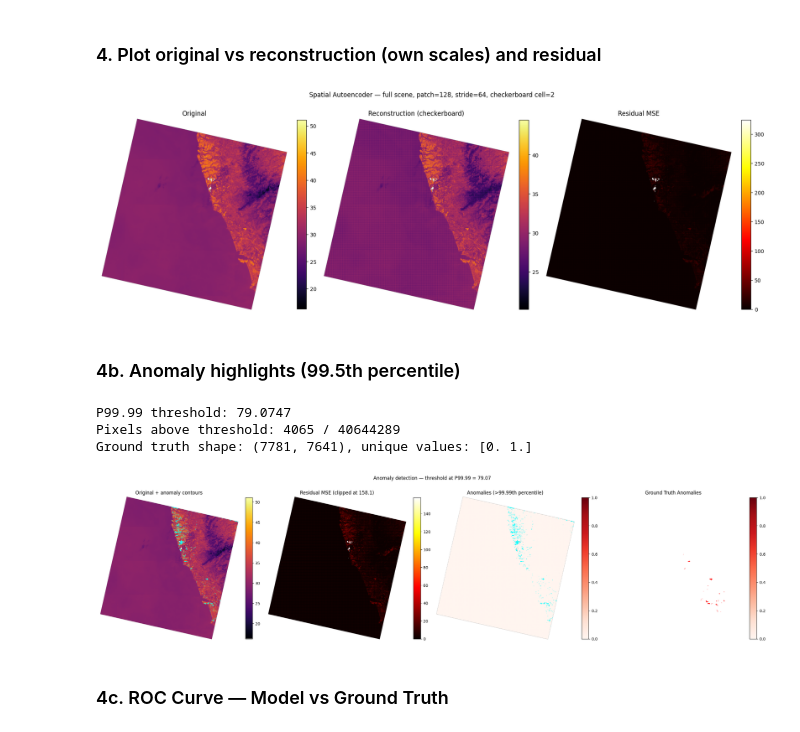
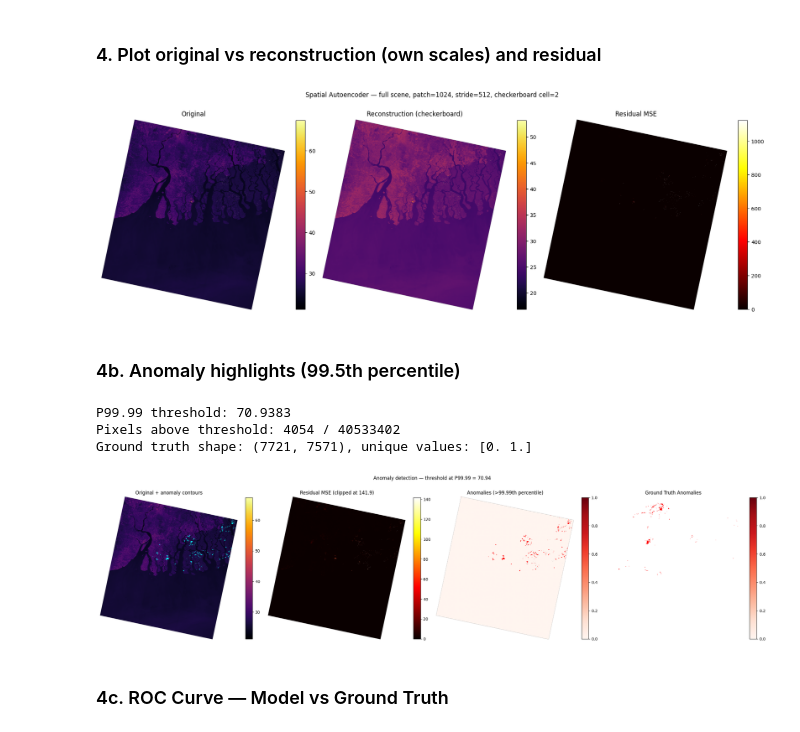
Before and after one commit to rashwin88/hsi-anomaly-foundations-allotrope, a Jupyter notebook: exploratory_analyses/spatial_ae_inference_demo.ipynb, the cells around one changed output. Drawn from its saved outputs; the diff is of its cells as text; code cells hidden in the pictures.

```diff
--- a/exploratory_analyses/spatial_ae_inference_demo.ipynb
+++ b/exploratory_analyses/spatial_ae_inference_demo.ipynb
@@ -27,7 +27,7 @@ from app.utils.dataset_builder.landsat_dataset_builder import LandsatDataBuilder
 
 THERMAL_TIF = os.path.join(
     PROJECT_ROOT,
-    "tests/test_payloads/phase_2/Set-4/Thermal/LC09_L2SP_147049_20251121_20251122_02_T1_ST_B10.TIF",
+    "tests/test_payloads/phase_2/Set-2/Thermal Dataset/LC08_L2SP_138045_20250215_20250226_02_T1_ST_B10.TIF",
 )
 builder = LandsatDataBuilder(
     file_source_configuration=FileSourceConfig(source_path=THERMAL_TIF)
@@ -58,11 +70,11 @@ Validity mask shape: (1, 7781, 7641)
 from app.models.training.inference_config import InferenceConfig
 from app.foundation_models.inferencers.inferencer_factory import get_inferencer
 
-PATCH_SIZE = 128
+PATCH_SIZE = 1024
 
 CHECKPOINT = os.path.join(
     PROJECT_ROOT,
-    "checkpoints/spatial_autoencoder_v9.1.0_epoch7.pt",
+    "checkpoints/spatial_masked_autoencoder_l1_v0.2.0_epoch92.pt",
 )
 
 config = InferenceConfig(
@@ -71,7 +83,7 @@ config = InferenceConfig(
         "model_type": "spatial_autoencoder",
         "in_channels": 1,
         "base_channels": 64,
-        "num_stages": 3,
+        "num_stages": 2,
     },
     checkpoint_path=CHECKPOINT,
     patch_size=PATCH_SIZE,
@@ -138,7 +173,7 @@ plt.suptitle(
 plt.tight_layout()
 plt.show()
 # %% [output]
-[figure, old version]
+[figure, new version]
 # %% [markdown]
 ### 4b. Anomaly highlights (99.5th percentile)
 # %%
@@ -158,8 +193,8 @@ anomaly_binary = ((residual > threshold) & (mask == 1)).astype(float)
 import rasterio
 gt_path = os.path.join(
     os.path.dirname(THERMAL_TIF),
-    "Groundtruth",
-    "groundtruth_thermal.tif",
+    "Ground truth",
+    "thermal_ground_truth.tif",
 )
 with rasterio.open(gt_path) as src:
     gt_data = src.read(1)  # (H, W)
@@ -174,38 +209,38 @@ axes[0].set_title("Original + anomaly contours")
 plt.colorbar(im0, ax=axes[0], fraction=0.046, pad=0.04)
 
 # Residual MSE clipped at threshold to show detail in the hot tail
 im1 = axes[1].imshow(residual_masked, cmap="hot", vmin=0, vmax=threshold * 2)
 axes[1].set_title(f"Residual MSE (clipped at {threshold*2:.1f})")
 plt.colorbar(im1, ax=axes[1], fraction=0.046, pad=0.04)
 
 # Binary anomaly map
 anomaly_display = np.ma.masked_where(mask == 0, anomaly_binary)
 im2 = axes[2].imshow(anomaly_display, cmap="Reds", vmin=0, vmax=1)
-axes[2].contour(anomaly_binary, levels=[0.5], colors="cyan", linewidths=1.5)
+axes[2].contour(anomaly_binary, levels=[0.5], colors="red", linewidths=1.5)
 axes[2].set_title(f"Anomalies (>{PERCENTILE}th percentile)")
 plt.colorbar(im2, ax=axes[2], fraction=0.046, pad=0.04)
 
 # Ground truth
 gt_masked = np.ma.masked_where(gt_data == 0, gt_data)
 im3 = axes[3].imshow(gt_masked, cmap="Reds", vmin=0, vmax=gt_data.max())
 axes[3].contour(actual_binary, levels=[0.5], colors="red", linewidths=1.5)
 axes[3].set_title("Ground Truth Anomalies")
 plt.colorbar(im3, ax=axes[3], fraction=0.046, pad=0.04)
 
 for ax in axes:
     ax.axis("off")
 
 plt.suptitle(
     f"Anomaly detection — threshold at P{PERCENTILE} = {threshold:.2f}",
     y=1.02,
 )
 plt.tight_layout()
 plt.show()
 # %% [output]
-P99.99 threshold: 79.0747
-Pixels above threshold: 4065 / 40644289
-Ground truth shape: (7781, 7641), unique values: [0. 1.]
+P99.99 threshold: 70.9383
+Pixels above threshold: 4054 / 40533402
+Ground truth shape: (7721, 7571), unique values: [0. 1.]
-[figure, old version]
+[figure, new version]
 # %% [markdown]
 ### 4c. ROC Curve — Model vs Ground Truth
 # %%
```
Also changed, not shown: parts of 7 cells of this notebook, 1 other file.
